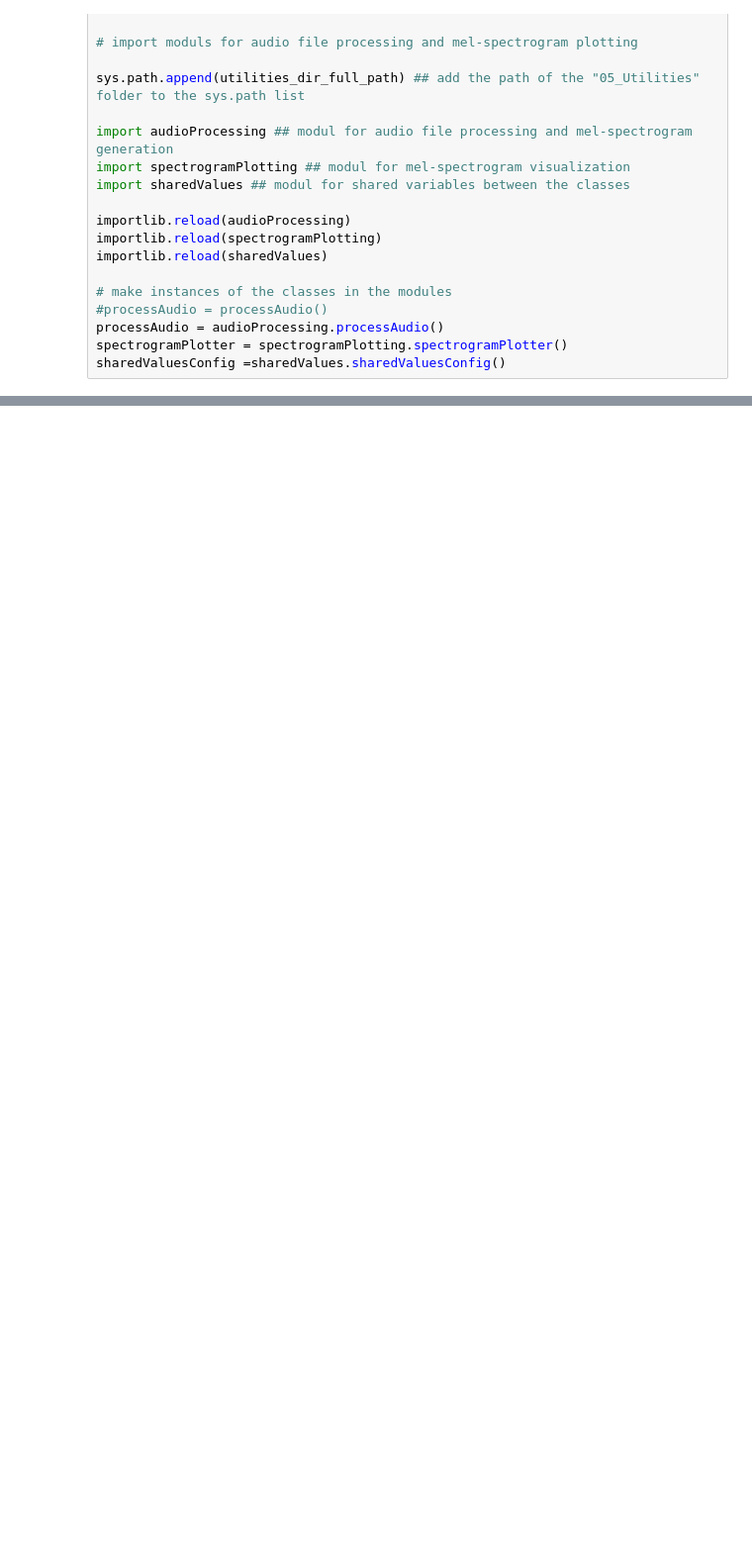
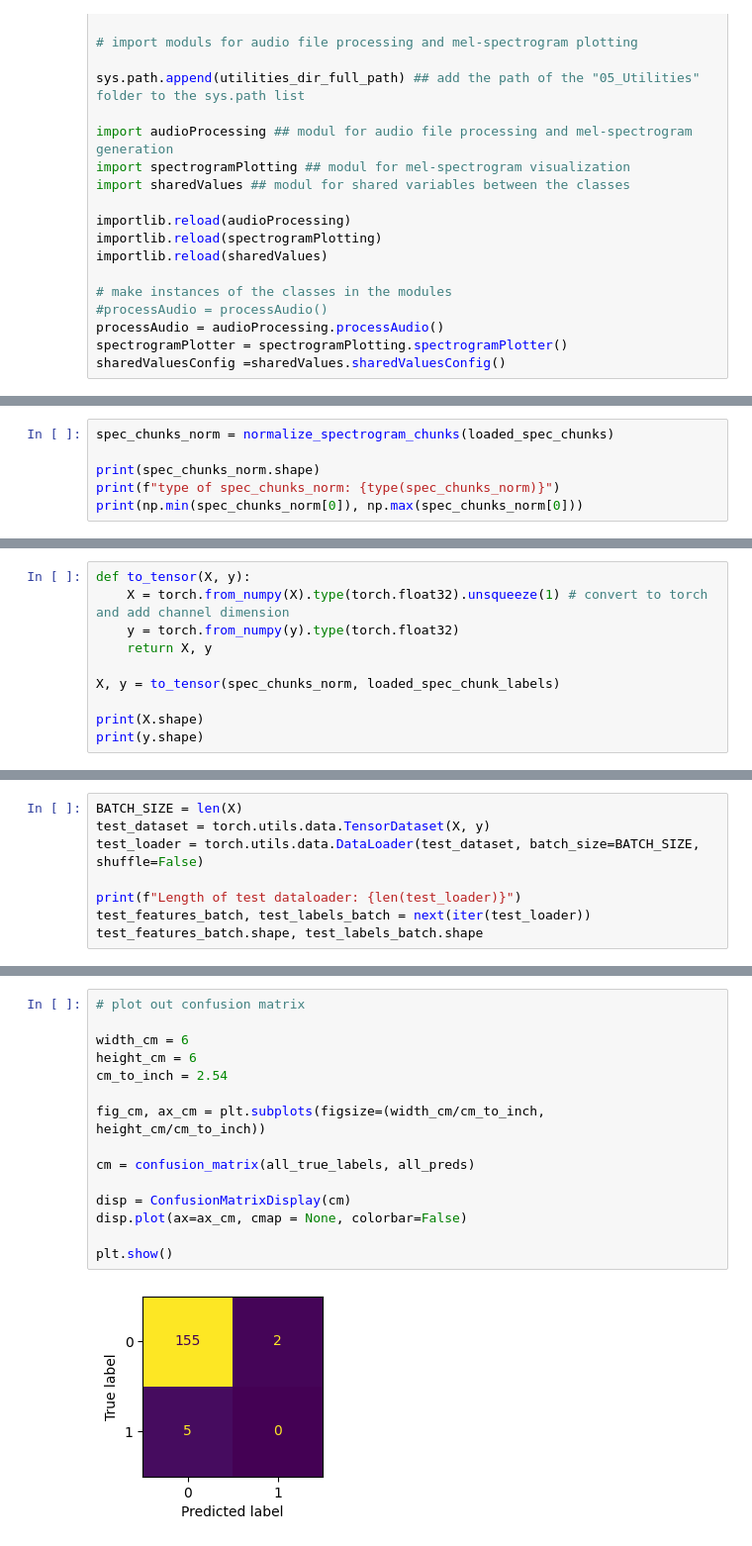
Before and after one commit to matteoseidl/Electrical_Connector_Click-Event_Detection, a Jupyter notebook: 06_Detection_Test/detectionOnTestData.ipynb, the cells around one changed output, grey strips where cells are left out. Shown at 99% size. Drawn from its saved outputs; the diff is of its cells as text; blank space fills up the shorter version.

```diff
--- a/06_Detection_Test/detectionOnTestData.ipynb
+++ b/06_Detection_Test/detectionOnTestData.ipynb
@@ -36,0 +259,6 @@ sharedValuesConfig =sharedValues.sharedValuesConfig()
+# %%
+spec_chunks_norm = normalize_spectrogram_chunks(loaded_spec_chunks)
+
+print(spec_chunks_norm.shape)
+print(f"type of spec_chunks_norm: {type(spec_chunks_norm)}")
+print(np.min(spec_chunks_norm[0]), np.max(spec_chunks_norm[0]))
@@ -36,0 +269,10 @@ sharedValuesConfig =sharedValues.sharedValuesConfig()
+# %%
+def to_tensor(X, y):
+    X = torch.from_numpy(X).type(torch.float32).unsqueeze(1) # convert to torch and add channel dimension
+    y = torch.from_numpy(y).type(torch.float32)
+    return X, y
+
+X, y = to_tensor(spec_chunks_norm, loaded_spec_chunk_labels)
+
+print(X.shape)
+print(y.shape)
@@ -36,0 +282,8 @@ sharedValuesConfig =sharedValues.sharedValuesConfig()
+# %%
+BATCH_SIZE = len(X)
+test_dataset = torch.utils.data.TensorDataset(X, y)
+test_loader = torch.utils.data.DataLoader(test_dataset, batch_size=BATCH_SIZE, shuffle=False)
+
+print(f"Length of test dataloader: {len(test_loader)}")
+test_features_batch, test_labels_batch = next(iter(test_loader))
+test_features_batch.shape, test_labels_batch.shape
@@ -36,0 +332,17 @@ sharedValuesConfig =sharedValues.sharedValuesConfig()
+# %%
+# plot out confusion matrix
+
+width_cm = 6
+height_cm = 6
+cm_to_inch = 2.54
+
+fig_cm, ax_cm = plt.subplots(figsize=(width_cm/cm_to_inch, height_cm/cm_to_inch))
+
+cm = confusion_matrix(all_true_labels, all_preds)
+
+disp = ConfusionMatrixDisplay(cm)
+disp.plot(ax=ax_cm, cmap = None, colorbar=False)
+
+plt.show()
+# %% [output]
+[figure, added]
```
Also changed, not shown: parts of 14 cells of this notebook.
